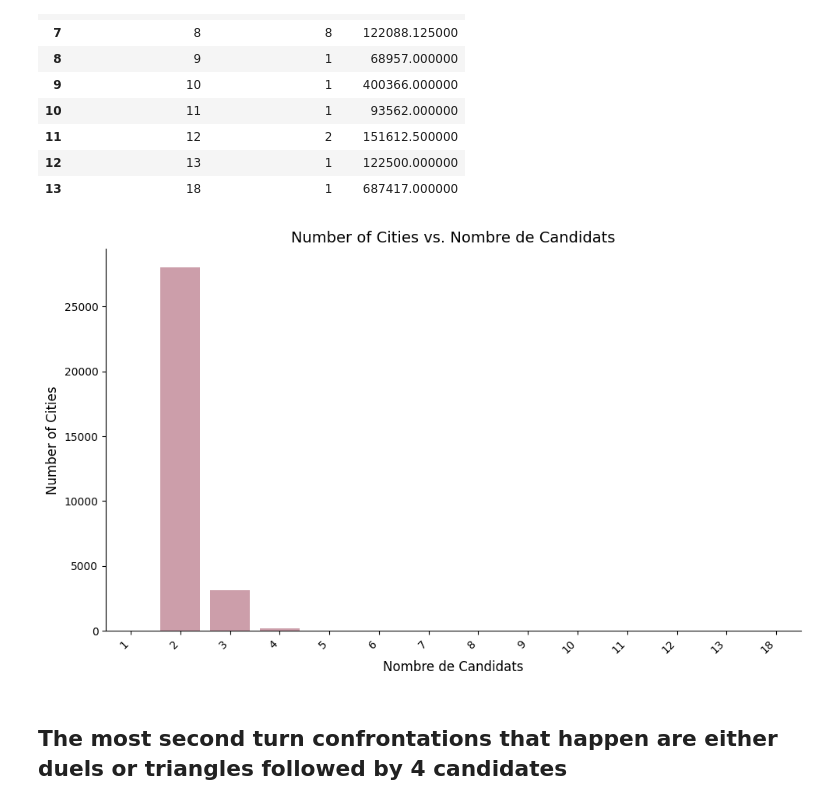
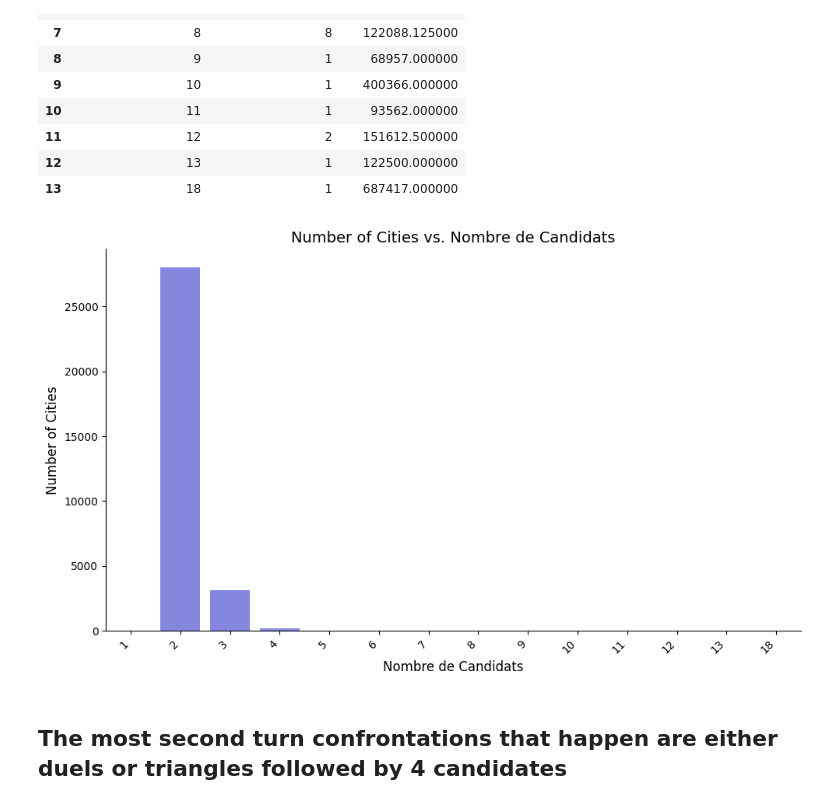
Before and after one commit to RonanRibouletPython/Data_Analysis_Job_Prep, a Jupyter notebook: Notebooks/EDA_Election_2024.ipynb, the cells around one changed output. Cells and saved outputs as stored; diff of their text form; code cells hidden in the pictures.

```diff
--- a/Notebooks/EDA_Election_2024.ipynb
+++ b/Notebooks/EDA_Election_2024.ipynb
@@ -145,24 +144,24 @@ count_by_candidates
 # %%
 # Create the bar plot
 plt.figure(figsize=(10, 6))  # Adjust figure size if needed
-sns.barplot(x="Nombre_candidats", y="Number_of_Cities", data=count_by_candidates, color='#d496a7')
+sns.barplot(x="Nombre_candidats", y="Number_of_Cities", data=count_by_candidates, color='#7678ED')
 plt.xlabel('Nombre de Candidats', fontsize=12)
 plt.ylabel('Number of Cities', fontsize=12)
 plt.title('Number of Cities vs. Nombre de Candidats', fontsize=14)
 
 ax = plt.gca()
 ax.spines['top'].set_visible(False)
 ax.spines['right'].set_visible(False)
 ax.spines['bottom'].set_visible(True)
 ax.spines['left'].set_visible(True)
 
 # Customize the appearance (optional)
 plt.xticks(rotation=45, ha='right')  # Rotate x-axis labels if needed
 plt.tight_layout()  # Adjust layout to prevent labels from overlapping
 
 plt.show()
 # %% [output]
-[figure, old version]
+[figure, new version]
 # %% [markdown]
 ## The most second turn confrontations that happen are either duels or triangles followed by 4 candidates
 # %%
```
Also changed, not shown: parts of 43 cells of this notebook.
